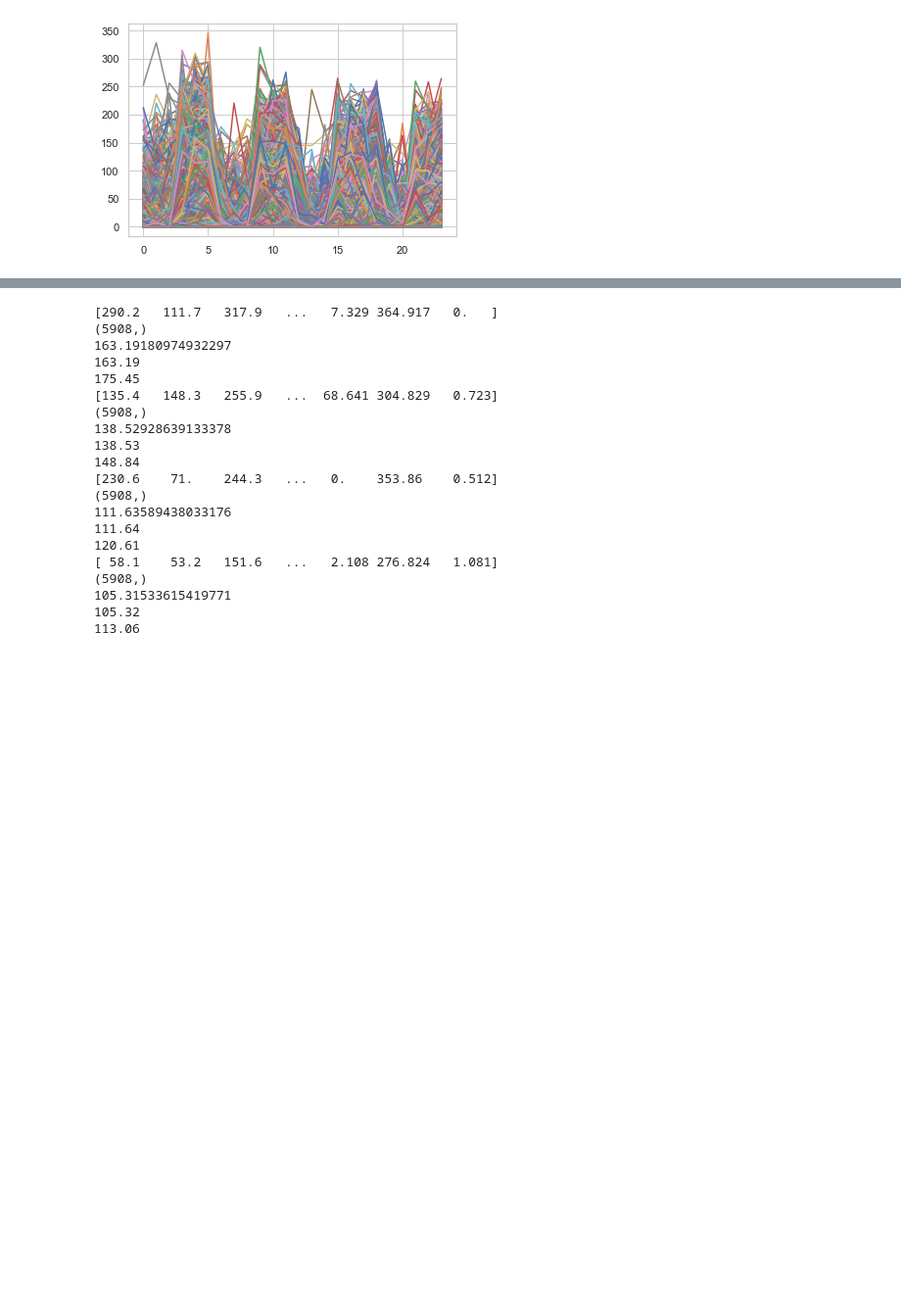
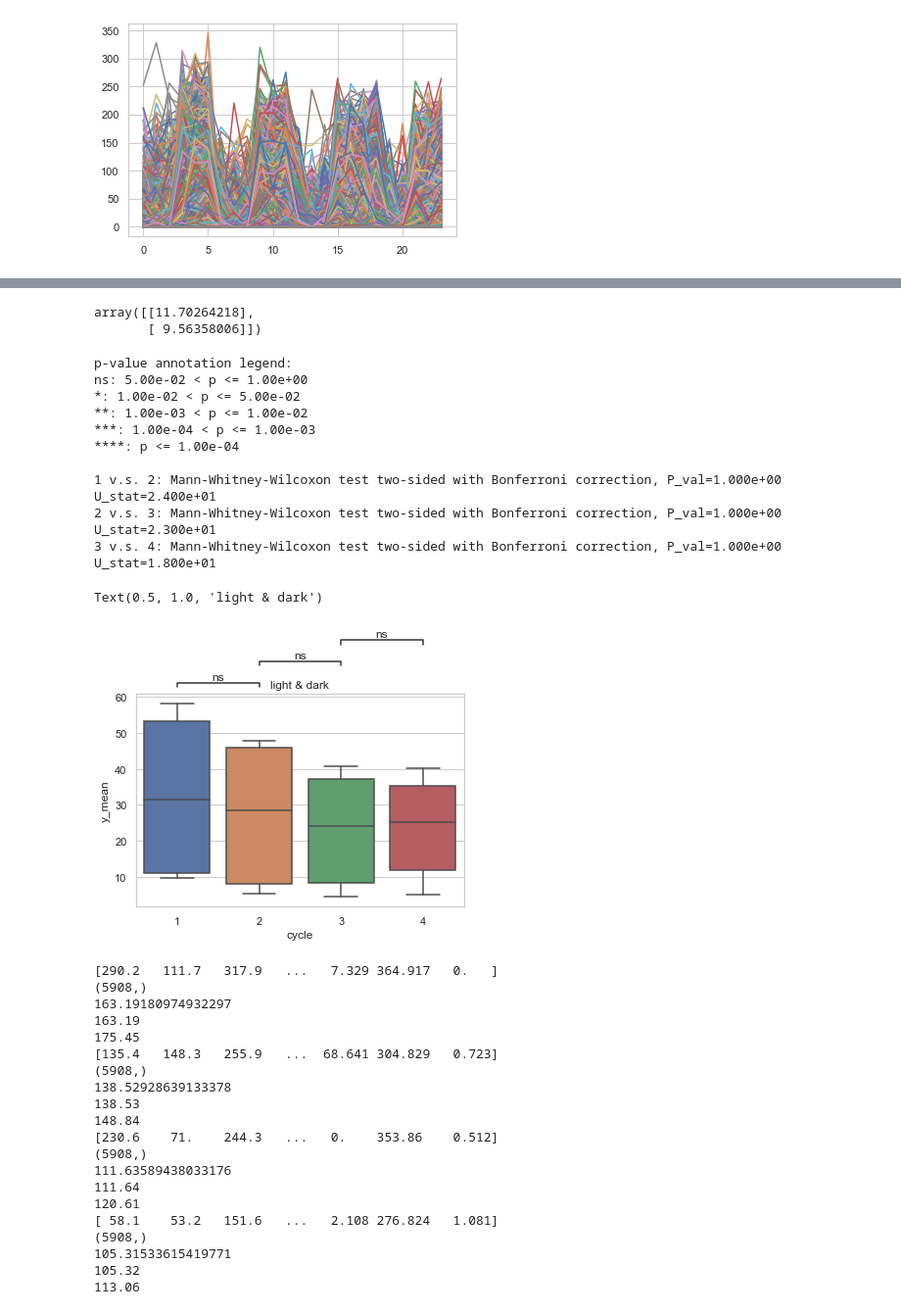
Before and after one commit to PNNL-CompBio/srpAnalytics, a Jupyter notebook: code/latest/2_bmd/2_bmd/latest/phase_I_II_LPR/240_timepoints/0_conc/1_min_time_interval/quantify_y/phase_I_II_LPR_0_conc_1_min_wide2dicho_t0_t239_for_y.ipynb, the cells around one changed output, grey strips where cells are left out. Shown at 98% size. Drawn from its saved outputs; the diff is of its cells as text; code cells hidden in the pictures; blank space fills up the shorter version.

```diff
--- a/code/latest/2_bmd/2_bmd/latest/phase_I_II_LPR/240_timepoints/0_conc/1_min_time_interval/quantify_y/phase_I_II_LPR_0_conc_1_min_wide2dicho_t0_t239_for_y.ipynb
+++ b/code/latest/2_bmd/2_bmd/latest/phase_I_II_LPR/240_timepoints/0_conc/1_min_time_interval/quantify_y/phase_I_II_LPR_0_conc_1_min_wide2dicho_t0_t239_for_y.ipynb
@@ -538,3 +628,66 @@ ns: 5.00e-02 < p <= 1.00e+00
+# %%
+# mean displacement, light & dark
+column_name = 'y_mean'
+
+y_arr = []
+y_arr.append(np.mean(df_0_conc.iloc[:,4:10]).values)
+#y_arr.append(np.mean(df_0_conc.iloc[:,7:10].values))
+y_arr = np.transpose(y_arr)
+display (y_arr[:2])
+df_y = pd.DataFrame(y_arr, columns=[column_name])
+df_y["cycle"] = str("1")
+############
+y_arr = []
+y_arr.append(np.mean(df_0_conc.iloc[:,10:16]).values)
+#y_arr.append(np.mean(df_0_conc.iloc[:,13:16].values))
+y_arr = np.transpose(y_arr)
+df_y_to_concat = pd.DataFrame(y_arr, columns=[column_name])
+df_y = pd.concat([df_y, df_y_to_concat], axis = 0)
+df_y['cycle'].fillna('2', inplace=True)
+############
+y_arr = []
+y_arr.append(np.mean(df_0_conc.iloc[:,16:22]).values)
+#y_arr.append(np.mean(df_0_conc.iloc[:,19:22].values))
+y_arr = np.transpose(y_arr)
+df_y_to_concat = pd.DataFrame(y_arr, columns=[column_name])
+df_y = pd.concat([df_y, df_y_to_concat], axis = 0)
+df_y['cycle'].fillna('3', inplace=True)
+############
+y_arr = []
+y_arr.append(np.mean(df_0_conc.iloc[:,22:28]).values)
+#y_arr.append(np.mean(df_0_conc.iloc[:,25:28].values))
+y_arr = np.transpose(y_arr)
+df_y_to_concat = pd.DataFrame(y_arr, columns=[column_name])
+df_y = pd.concat([df_y, df_y_to_concat], axis = 0)
+df_y['cycle'].fillna('4', inplace=True)
+################
+
+sns.set(style="whitegrid")
+x = "cycle"
+y = column_name
+order = ['1', '2', '3', '4']
+ax = sns.boxplot(data=df_y, x=x, y=y, order=order)
+
+add_stat_annotation(ax, data=df_y, x=x, y=y, order=order,
+                    box_pairs=[("1", "2"), ("2", "3"), ("3", "4")],
+                    test='Mann-Whitney', text_format='star', loc='outside', verbose=2)
+
+plt.title('light & dark')
+# %% [output]
+array([[11.70264218],
+       [ 9.56358006]])
+p-value annotation legend:
+ns: 5.00e-02 < p <= 1.00e+00
+*: 1.00e-02 < p <= 5.00e-02
+**: 1.00e-03 < p <= 1.00e-02
+***: 1.00e-04 < p <= 1.00e-03
+****: p <= 1.00e-04
+
+1 v.s. 2: Mann-Whitney-Wilcoxon test two-sided with Bonferroni correction, P_val=1.000e+00 U_stat=2.400e+01
+2 v.s. 3: Mann-Whitney-Wilcoxon test two-sided with Bonferroni correction, P_val=1.000e+00 U_stat=2.300e+01
+3 v.s. 4: Mann-Whitney-Wilcoxon test two-sided with Bonferroni correction, P_val=1.000e+00 U_stat=1.800e+01
+Text(0.5, 1.0, 'light & dark')
+[figure, added]
 # %%
 print ((df_0_conc.iloc[:,7:10].sum(axis=1).values))
 print ((df_0_conc.iloc[:,7:10].sum(axis=1).values).shape)
```
Also changed, not shown: parts of 6 cells of this notebook, 1 other file.
